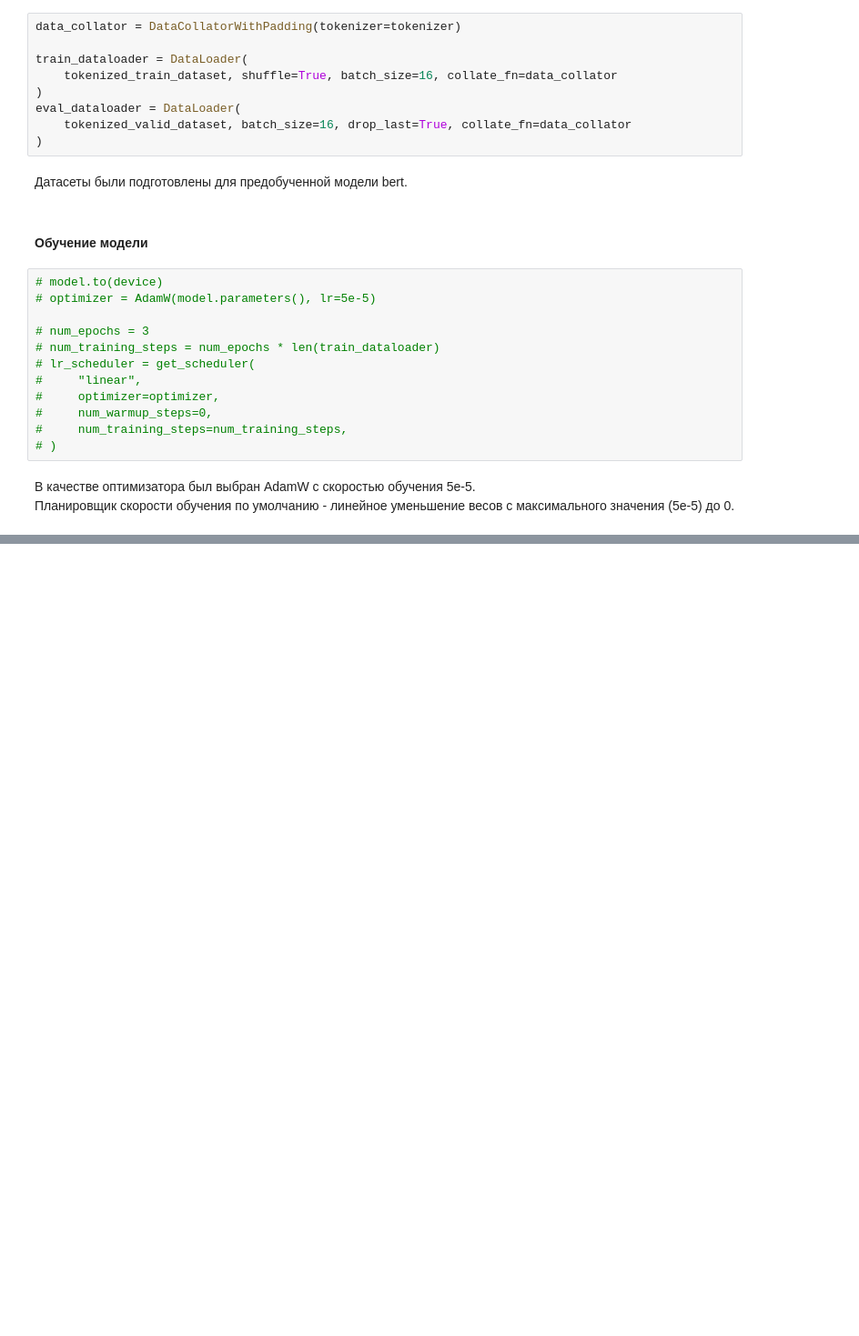
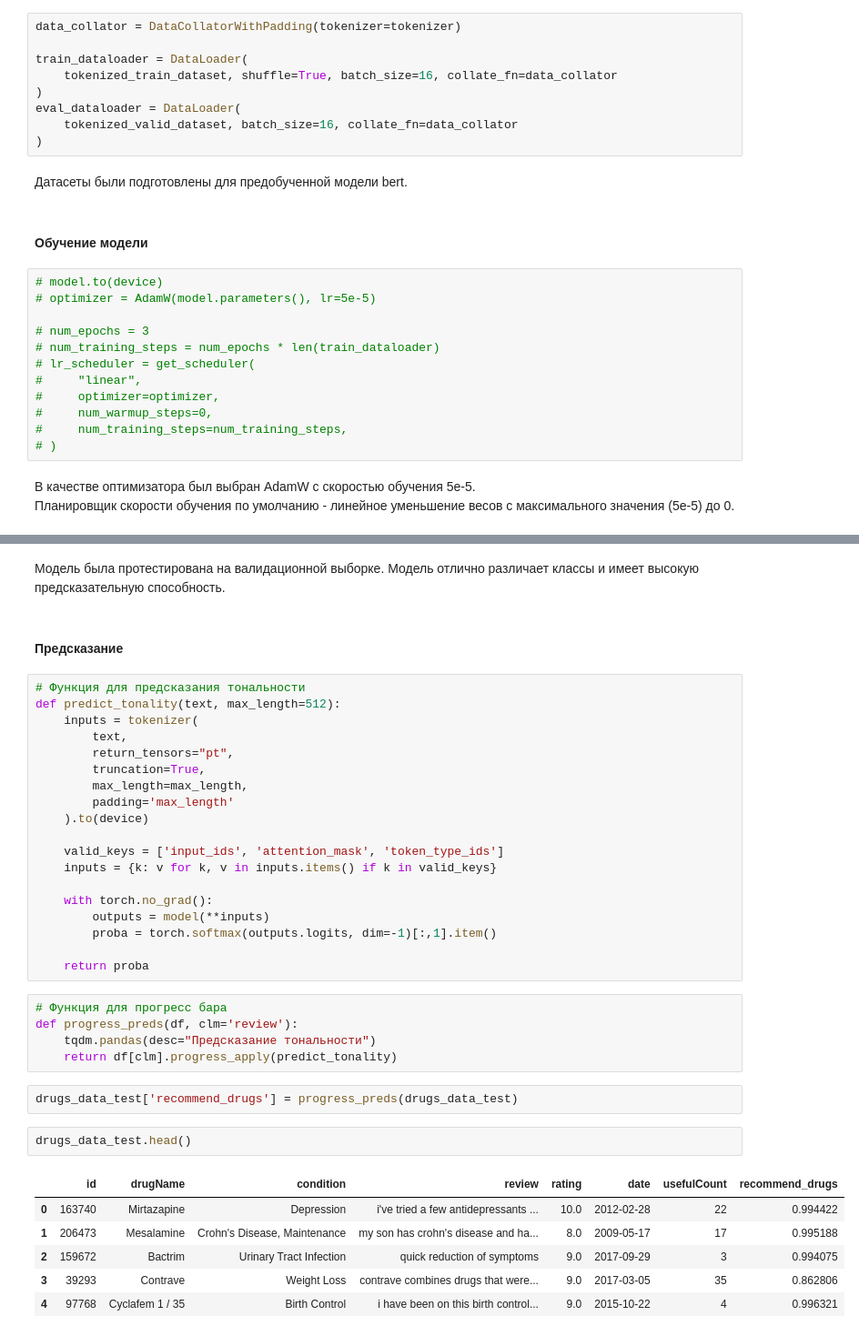
Before and after one commit to serguntsov/DRUG_FEEDBACK_NLP, a Jupyter notebook: MediSentiment.ipynb, the cells around one changed output, grey strips where cells are left out. Shown at 91% size. Drawn from its saved outputs; the diff is of its cells as text; blank space fills up the shorter version.

```diff
--- a/MediSentiment.ipynb
+++ b/MediSentiment.ipynb
@@ -342,7 +350,7 @@ train_dataloader = DataLoader(
     tokenized_train_dataset, shuffle=True, batch_size=16, collate_fn=data_collator
 )
 eval_dataloader = DataLoader(
-    tokenized_valid_dataset, batch_size=16, drop_last=True, collate_fn=data_collator
+    tokenized_valid_dataset, batch_size=16, collate_fn=data_collator
 )
 # %% [markdown]
 Датасеты были подготовлены для предобученной модели bert.
@@ -433,3 +446,42 @@ print('f1:', round(f1, 3))
 # %% [output]
 roc_auc: 0.967
 f1: 0.936
+# %% [markdown]
+Модель была протестирована на валидационной выборке. Модель отлично различает классы и имеет высокую предсказательную способность.
+# %% [markdown]
+#### Предсказание
+# %%
+# Функция для предсказания тональности
+def predict_tonality(text, max_length=512):
+    inputs = tokenizer(
+        text,
+        return_tensors="pt",
+        truncation=True,
+        max_length=max_length,
+        padding='max_length'
+    ).to(device)
+
+    valid_keys = ['input_ids', 'attention_mask', 'token_type_ids']
+    inputs = {k: v for k, v in inputs.items() if k in valid_keys}
+
+    with torch.no_grad():
+        outputs = model(**inputs)
+        proba = torch.softmax(outputs.logits, dim=-1)[:,1].item()
+
+    return proba
+# %%
+# Функция для прогресс бара
+def progress_preds(df, clm='review'):
+    tqdm.pandas(desc="Предсказание тональности")
+    return df[clm].progress_apply(predict_tonality)
+# %%
+drugs_data_test['recommend_drugs'] = progress_preds(drugs_data_test)
+# %%
+drugs_data_test.head()
+# %% [output]
+|  | id | drugName | condition | review | rating | date | usefulCount | recommend_drugs |
+| 0 | 163740 | Mirtazapine | Depression | i've tried a few antidepressants ... | 10.0 | 2012-02-28 | 22 | 0.994422 |
+| 1 | 206473 | Mesalamine | Crohn's Disease, Maintenance | my son has crohn's disease and ha... | 8.0 | 2009-05-17 | 17 | 0.995188 |
+| 2 | 159672 | Bactrim | Urinary Tract Infection | quick reduction of symptoms | 9.0 | 2017-09-29 | 3 | 0.994075 |
+| 3 | 39293 | Contrave | Weight Loss | contrave combines drugs that were... | 9.0 | 2017-03-05 | 35 | 0.862806 |
+| 4 | 97768 | Cyclafem 1 / 35 | Birth Control | i have been on this birth control... | 9.0 | 2015-10-22 | 4 | 0.996321 |
```
Also changed, not shown: parts of 14 cells of this notebook, 1 other file.
